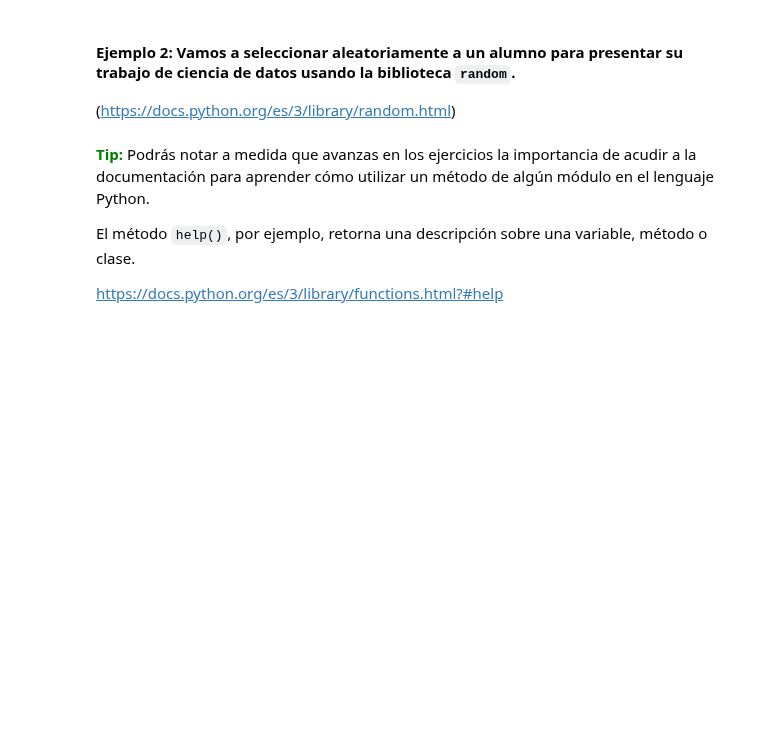
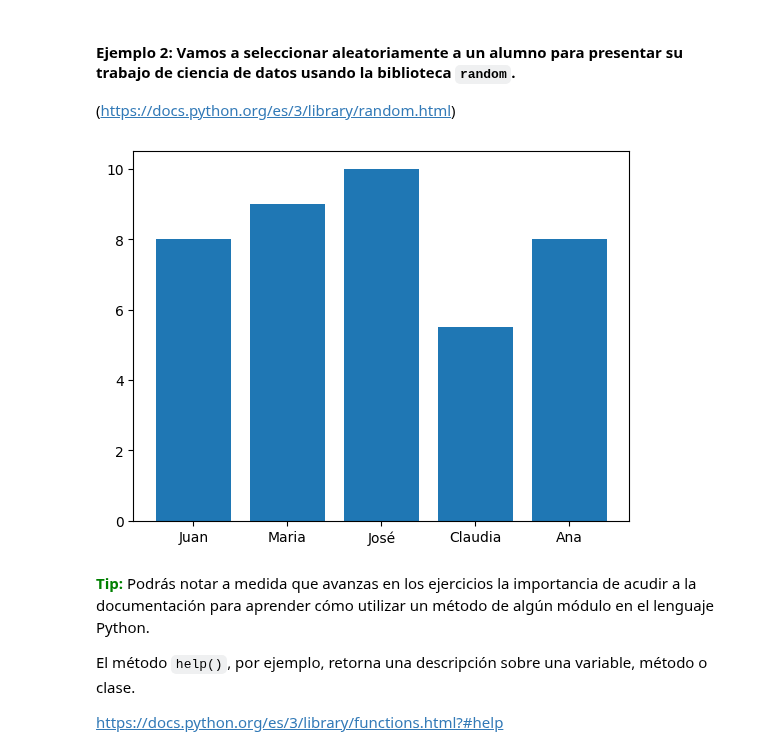
Before and after one commit to LordAguaKate/Practica_DATA_SCIENCE, a Jupyter notebook: Copia_de_Python_para_Data_Science.ipynb, the cells around one changed output. Cells and saved outputs as stored; diff of their text form; code cells hidden in the pictures; blank space fills up the shorter version.

```diff
--- a/Copia_de_Python_para_Data_Science.ipynb
+++ b/Copia_de_Python_para_Data_Science.ipynb
@@ -82,3 +84,11 @@ plt.show()
+# %%
+estudiante = ['Juan', 'Maria', 'José', 'Claudia', 'Ana']
+notas = [8.0, 9.0, 10.0, 5.5, 8.0]
+# %%
+plt.bar(x = estudiante, height=notas)
+plt.show()
+# %% [output]
+[figure, added]
 # %% [markdown]
 <font color=green>**Tip:**</font> Podrás notar a medida que avanzas en los ejercicios la importancia de acudir a la documentación para aprender cómo utilizar un método de algún módulo en el lenguaje Python.
 
```
Also changed, not shown: parts of 5 cells of this notebook.
